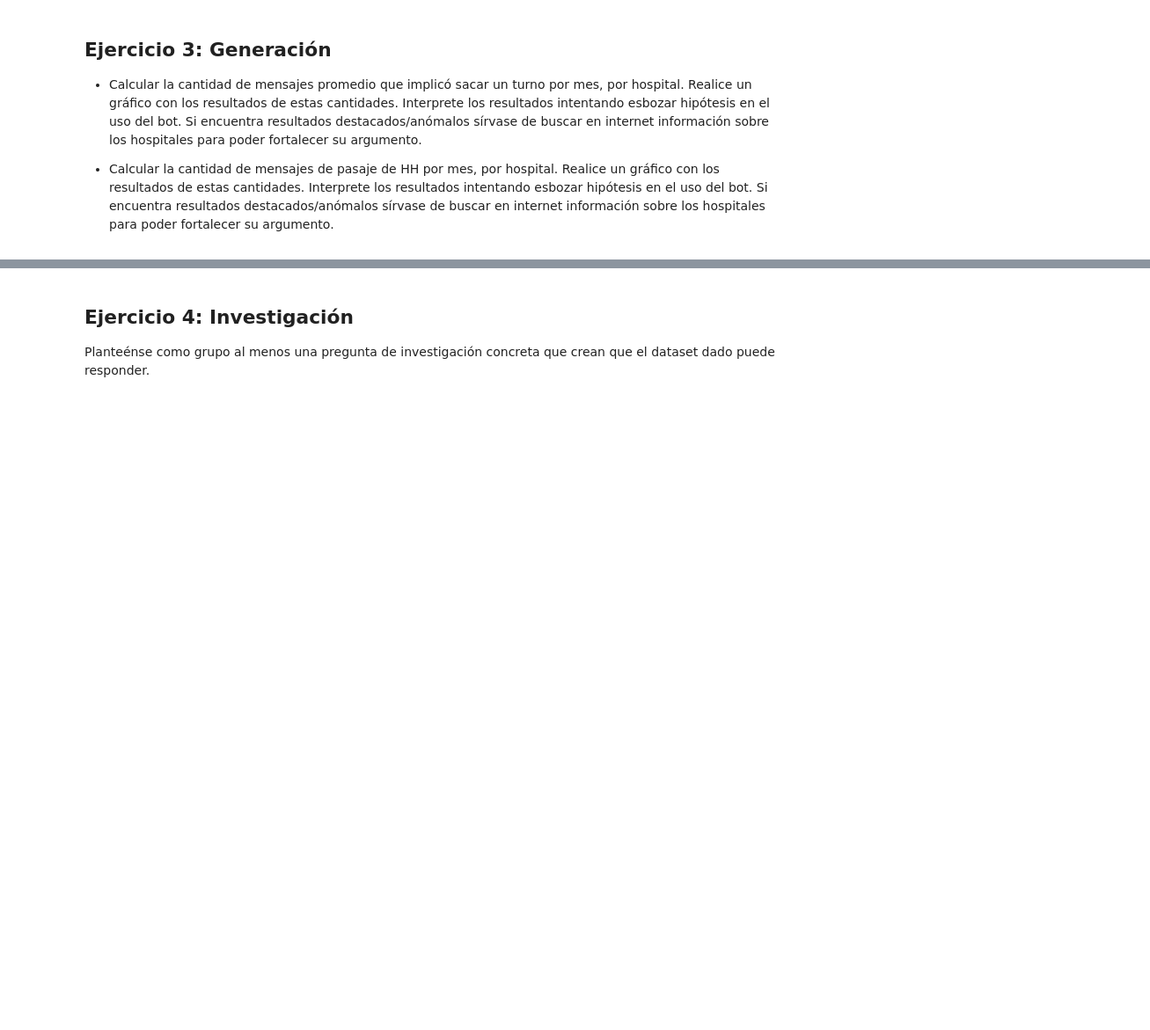
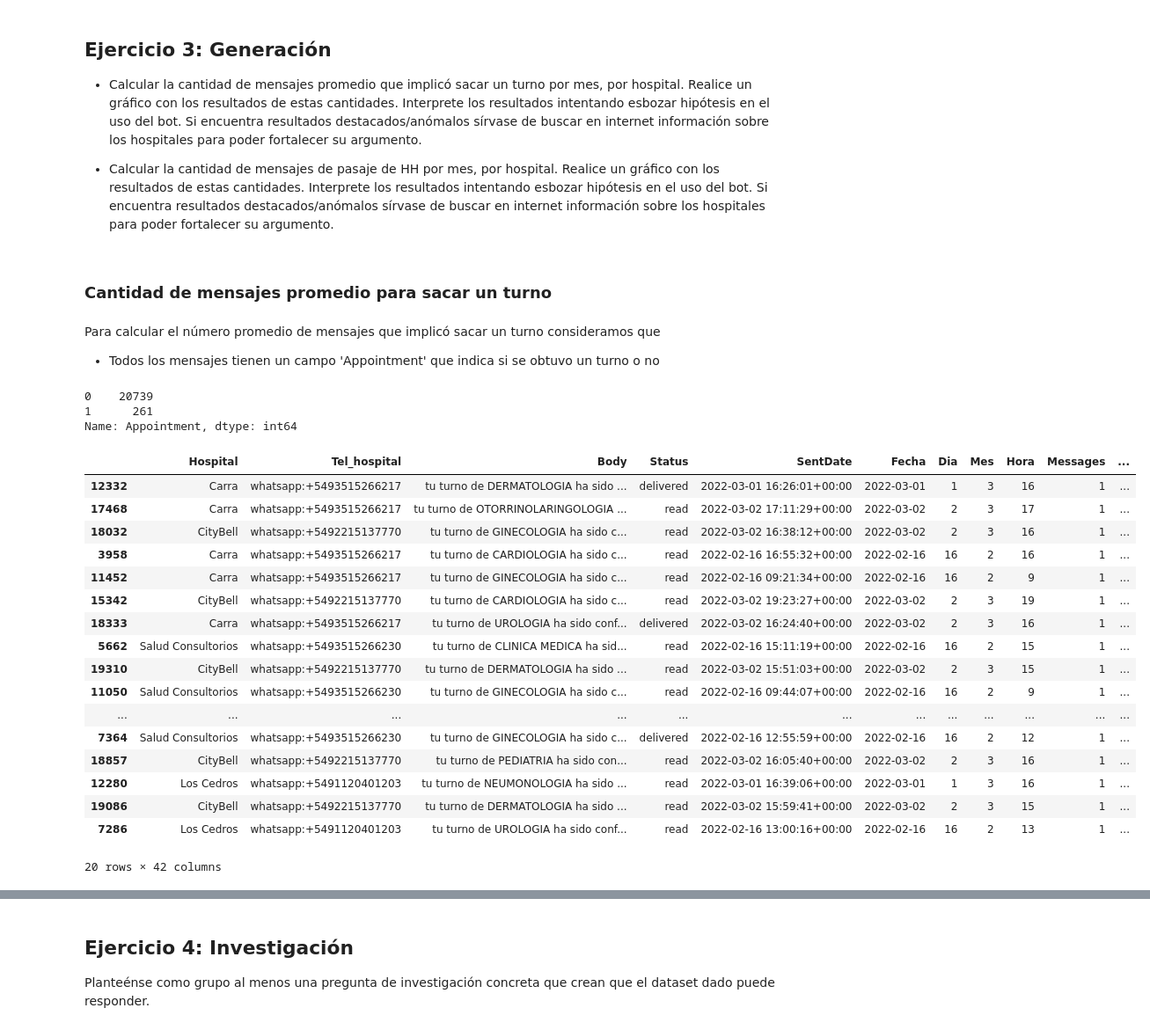
Before and after one commit to Tommmster/mentoria-diplodatos-chatbot, a Jupyter notebook: practico_1_AyV.ipynb, the cells around one changed output, grey strips where cells are left out. Shown at 88% size. Saved outputs shown, nothing was run; the diff lists cells and outputs as text; code cells hidden in the pictures; blank space fills up the shorter version.

```diff
--- a/practico_1_AyV.ipynb
+++ b/practico_1_AyV.ipynb
@@ -294,3 +400,41 @@ len(df[df['No_Correlation'] == 0]) / len(df)
 - Calcular la cantidad de mensajes promedio que implicó sacar un turno por mes, por hospital. Realice un gráfico con los resultados de estas cantidades. Interprete los resultados intentando esbozar hipótesis en el uso del bot. Si encuentra resultados destacados/anómalos sírvase de buscar en internet información sobre los hospitales para poder fortalecer su argumento.
 
 - Calcular la cantidad de mensajes de pasaje de HH por mes, por hospital. Realice un gráfico con los resultados de estas cantidades. Interprete los resultados intentando esbozar hipótesis en el uso del bot. Si encuentra resultados destacados/anómalos sírvase de buscar en internet información sobre los hospitales para poder fortalecer su argumento.
+# %% [markdown]
+### Cantidad de mensajes promedio para sacar un turno
+# %% [markdown]
+Para calcular el número promedio de mensajes que implicó sacar un turno consideramos que
+* Todos los mensajes tienen un campo 'Appointment' que indica si se obtuvo un turno o no
+# %%
+# ¿Cómo sabemos en que momento se sacó un turno? Con la columna Appointment.
+# Parece haber solo 261 turnos
+
+df.Appointment.dropna().value_counts()
+# %% [output]
+0    20739
+1      261
+Name: Appointment, dtype: int64
+# %%
+#vemos los mensajes que tienen Appointment == 1. Estos son los que consideramos como marcadores para indicar que se entregó un turno
+
+confirmed = df [df.Appointment == 1]
+confirmed.sample(20)
+# %% [output]
+|  | Hospital | Tel_hospital | Body | Status | SentDate | Fecha | Dia | Mes | Hora | Messages | ... |
+| 12332 | Carra | whatsapp:+5493515266217 | tu turno de DERMATOLOGIA ha sido ... | delivered | 2022-03-01 16:26:01+00:00 | 2022-03-01 | 1 | 3 | 16 | 1 | ... |
+| 17468 | Carra | whatsapp:+5493515266217 | tu turno de OTORRINOLARINGOLOGIA ... | read | 2022-03-02 17:11:29+00:00 | 2022-03-02 | 2 | 3 | 17 | 1 | ... |
+| 18032 | CityBell | whatsapp:+5492215137770 | tu turno de GINECOLOGIA ha sido c... | read | 2022-03-02 16:38:12+00:00 | 2022-03-02 | 2 | 3 | 16 | 1 | ... |
+| 3958 | Carra | whatsapp:+5493515266217 | tu turno de CARDIOLOGIA ha sido c... | read | 2022-02-16 16:55:32+00:00 | 2022-02-16 | 16 | 2 | 16 | 1 | ... |
+| 11452 | Carra | whatsapp:+5493515266217 | tu turno de GINECOLOGIA ha sido c... | read | 2022-02-16 09:21:34+00:00 | 2022-02-16 | 16 | 2 | 9 | 1 | ... |
+| 15342 | CityBell | whatsapp:+5492215137770 | tu turno de CARDIOLOGIA ha sido c... | read | 2022-03-02 19:23:27+00:00 | 2022-03-02 | 2 | 3 | 19 | 1 | ... |
+| 18333 | Carra | whatsapp:+5493515266217 | tu turno de UROLOGIA ha sido conf... | delivered | 2022-03-02 16:24:40+00:00 | 2022-03-02 | 2 | 3 | 16 | 1 | ... |
+| 5662 | Salud Consultorios | whatsapp:+5493515266230 | tu turno de CLINICA MEDICA ha sid... | read | 2022-02-16 15:11:19+00:00 | 2022-02-16 | 16 | 2 | 15 | 1 | ... |
+| 19310 | CityBell | whatsapp:+5492215137770 | tu turno de DERMATOLOGIA ha sido ... | read | 2022-03-02 15:51:03+00:00 | 2022-03-02 | 2 | 3 | 15 | 1 | ... |
+| 11050 | Salud Consultorios | whatsapp:+5493515266230 | tu turno de GINECOLOGIA ha sido c... | read | 2022-02-16 09:44:07+00:00 | 2022-02-16 | 16 | 2 | 9 | 1 | ... |
+| ... | ... | ... | ... | ... | ... | ... | ... | ... | ... | ... | ... |
+| 7364 | Salud Consultorios | whatsapp:+5493515266230 | tu turno de GINECOLOGIA ha sido c... | delivered | 2022-02-16 12:55:59+00:00 | 2022-02-16 | 16 | 2 | 12 | 1 | ... |
+| 18857 | CityBell | whatsapp:+5492215137770 | tu turno de PEDIATRIA ha sido con... | read | 2022-03-02 16:05:40+00:00 | 2022-03-02 | 2 | 3 | 16 | 1 | ... |
+| 12280 | Los Cedros | whatsapp:+5491120401203 | tu turno de NEUMONOLOGIA ha sido ... | read | 2022-03-01 16:39:06+00:00 | 2022-03-01 | 1 | 3 | 16 | 1 | ... |
+| 19086 | CityBell | whatsapp:+5492215137770 | tu turno de DERMATOLOGIA ha sido ... | read | 2022-03-02 15:59:41+00:00 | 2022-03-02 | 2 | 3 | 15 | 1 | ... |
+| 7286 | Los Cedros | whatsapp:+5491120401203 | tu turno de UROLOGIA ha sido conf... | read | 2022-02-16 13:00:16+00:00 | 2022-02-16 | 16 | 2 | 13 | 1 | ... |
+20 rows × 42 columns
```
Also changed, not shown: parts of 30 cells of this notebook.
